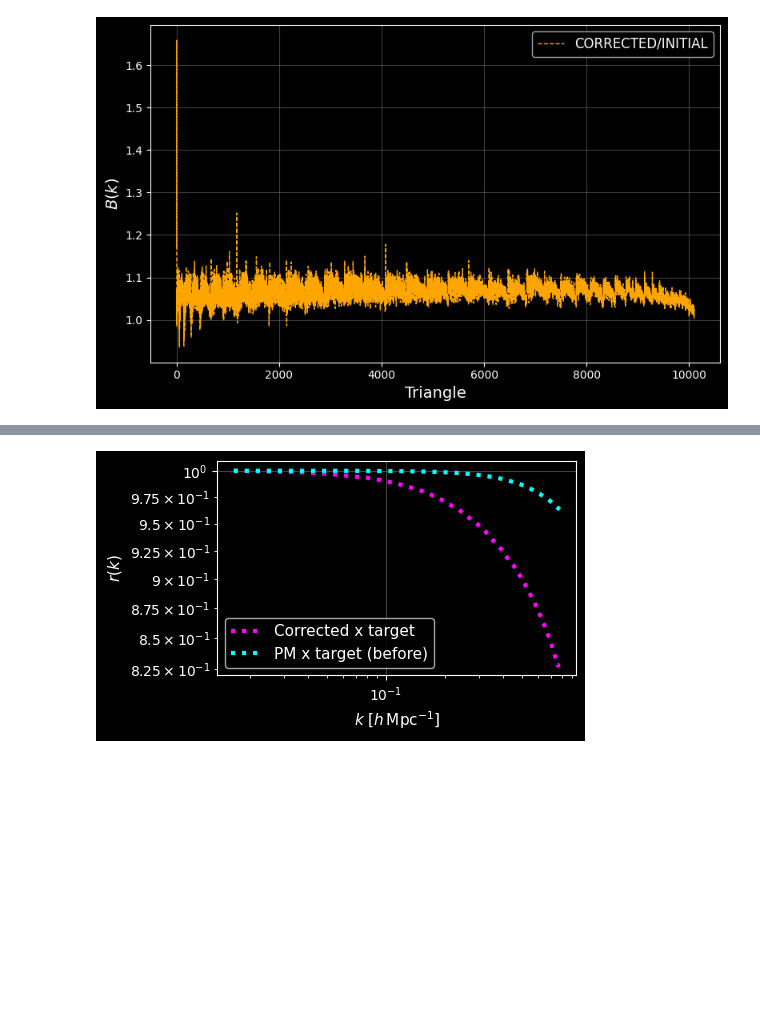
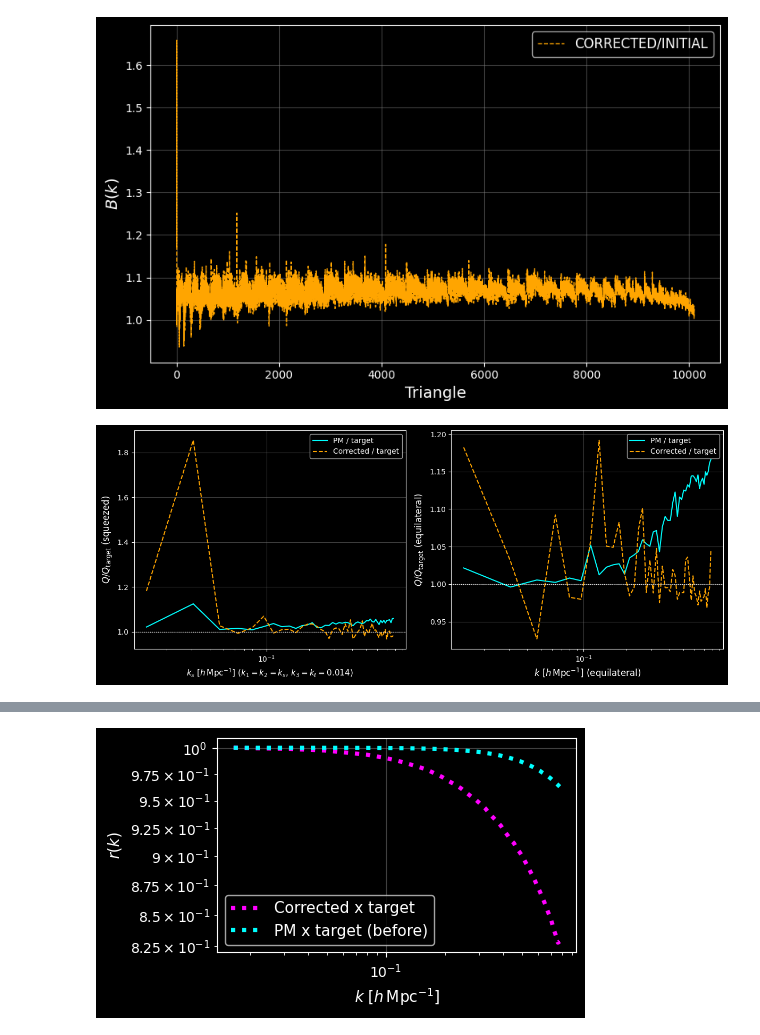
Before and after one commit to anirbanbairagi/Power-Spectrum-Change-Under-Gradient-Perturbation, a Jupyter notebook: DM_Q_case_only.ipynb, the cells around one changed output, grey strips where cells are left out. Cells and saved outputs as stored; diff of their text form; code cells hidden in the pictures; blank space fills up the shorter version.

Commit message:
one more bispec plot

```diff
--- a/DM_Q_case_only.ipynb
+++ b/DM_Q_case_only.ipynb
@@ -1165,3 +1165,80 @@ ax1.grid(color="grey", alpha=0.5)
 plt.tight_layout()
 # %% [output]
 [figure]
+# %%
+ks = bspec.get_ks()          # (3, n_triangles), h/Mpc; k1 <= k2 <= k3 by construction
+k1, k2, k3 = ks
+
+assert np.array_equal(ks, ks_pm) and np.array_equal(ks, ks_nb) and np.array_equal(ks, ks_Q)
+
+# --- squeezed: k1 fixed to the smallest bin (~k_ell), k2 == k3 == ks scanned ---
+squeezed_mask = (k1 == k1.min()) & (k2 == k3)
+ks_squeezed = k2[squeezed_mask]
+order_sq = np.argsort(ks_squeezed)
+
+# --- equilateral: k1 == k2 == k3 scanned ---
+equil_mask = (k1 == k2) & (k2 == k3)
+k_equil = k1[equil_mask]
+order_eq = np.argsort(k_equil)
+
+def reduced_bispectrum(bk, k1, k2, k3, k_p, Pk_p):
+    '''Q(k1,k2,k3) = B / (P1 P2 + P2 P3 + P3 P1), Eq. (18) of the COCA paper.
+    P(k) is interpolated from this field's own measured (k_p, Pk_p) onto the
+    triangle's k1,k2,k3 -- these differ from bk's own k-bins if down_factor > 1.'''
+    P1 = np.interp(k1, k_p, Pk_p)
+    P2 = np.interp(k2, k_p, Pk_p)
+    P3 = np.interp(k3, k_p, Pk_p)
+    return bk / (P1*P2 + P2*P3 + P3*P1)
+
+Qb_pm = reduced_bispectrum(bk_uncorr_pm, k1, k2, k3, k_pm, Pk_pm)
+Qb_nb = reduced_bispectrum(bk_uncorr_nb, k1, k2, k3, k_nb, Pk_nb)
+Qb_Q  = reduced_bispectrum(bk_uncorr_Q,  k1, k2, k3, result_Q['k_after'], result_Q['Pk_after'])
+
+# --- sanity check before plotting ---
+for name, arr in [("Qb_pm", Qb_pm), ("Qb_nb", Qb_nb), ("Qb_Q", Qb_Q)]:
+    n_bad = (~np.isfinite(arr)).sum()
+    if n_bad:
+        print(f"  {name}: {n_bad}/{len(arr)} non-finite values "
+              f"(nan/inf) -- likely P1*P2+P2*P3+P3*P1 -> 0 for some triangle")
+
+ratio_pm = Qb_pm / Qb_nb
+ratio_Q  = Qb_Q / Qb_nb
+bad_ratio_mask = ~np.isfinite(ratio_pm) | ~np.isfinite(ratio_Q)
+if bad_ratio_mask.any():
+    print(f"  {bad_ratio_mask.sum()}/{len(ratio_pm)} triangles have a non-finite "
+          f"ratio -- k1,k2,k3 of the first few:")
+    print(ks[:, bad_ratio_mask][:, :5].T)
+
+fig, axes = plt.subplots(ncols=2, figsize=(12, 5))
+ax1, ax2 = axes
+
+finite_mask = np.isfinite(ratio_pm) & np.isfinite(ratio_Q)
+squeezed_mask &= finite_mask
+equil_mask &= finite_mask
+
+# squeezed panel
+ax1.plot(ks_squeezed[order_sq], (Qb_pm/Qb_nb)[squeezed_mask][order_sq],
+          label="PM / target", color="cyan")
+ax1.plot(ks_squeezed[order_sq], (Qb_Q/Qb_nb)[squeezed_mask][order_sq],
+          label="Corrected / target", color="orange", ls="--")
+ax1.axhline(1.0, color="white", lw=1, ls=":")
+ax1.set_xscale("log")
+ax1.set_xlabel(r"$k_s\ [h\,\mathrm{Mpc}^{-1}]$ ($k_1=k_2=k_s$, $k_3=k_\ell=%.3f$)" % k1.min(), fontsize=11)
+ax1.set_ylabel(r"$Q/Q_{\rm target}$ (squeezed)", fontsize=12)
+ax1.legend(fontsize=10); ax1.grid(color="grey", alpha=0.5)
+
+# equilateral panel
+ax2.plot(k_equil[order_eq], (Qb_pm/Qb_nb)[equil_mask][order_eq],
+          label="PM / target", color="cyan")
+ax2.plot(k_equil[order_eq], (Qb_Q/Qb_nb)[equil_mask][order_eq],
+          label="Corrected / target", color="orange", ls="--")
+ax2.axhline(1.0, color="white", lw=1, ls=":")
+ax2.set_xscale("log")
+ax2.set_xlabel(r"$k\ [h\,\mathrm{Mpc}^{-1}]$ (equilateral)", fontsize=12)
+ax2.set_ylabel(r"$Q/Q_{\rm target}$ (equilateral)", fontsize=12)
+ax2.legend(fontsize=10); ax2.grid(color="grey", alpha=0.5)
+
+plt.tight_layout()
+plt.savefig(os.path.join(figroot, "Qb_squeezed_equilateral_%s.pdf" % suffix), bbox_inches="tight")
+# %% [output]
+[figure, added]
```
Also changed, not shown: parts of 1 cell of this notebook.
